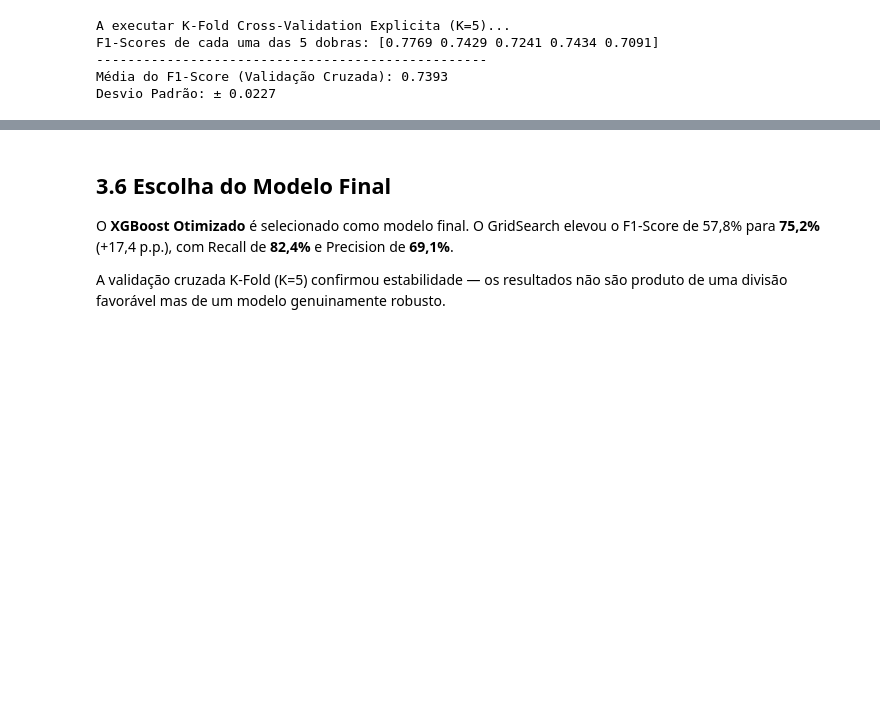
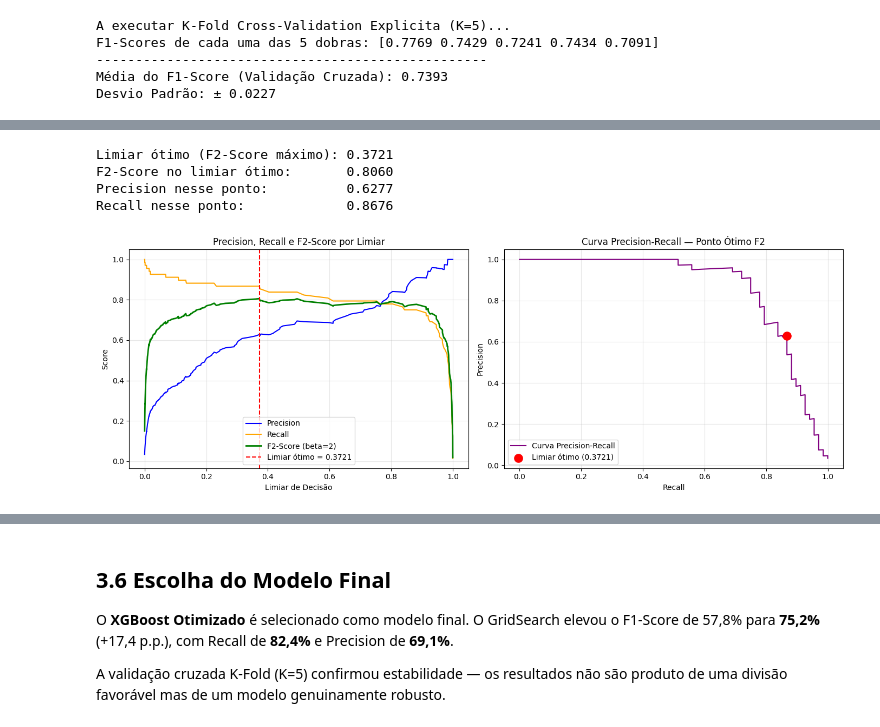
Before and after one commit to afonsornfonseca/Predictive-Maintenance, a Jupyter notebook: notebooks/milestone3.ipynb, the cells around one changed output, grey strips where cells are left out. Cells and saved outputs as stored; diff of their text form; code cells hidden in the pictures; blank space fills up the shorter version.

```diff
--- a/notebooks/milestone3.ipynb
+++ b/notebooks/milestone3.ipynb
@@ -1163,0 +1181,62 @@ Desvio Padrão: ± 0.0227
+# %%
+from sklearn.metrics import precision_recall_curve, fbeta_score
+import numpy as np
+
+y_probs = best_xgb.predict_proba(X_test_xgb)[:, 1]
+
+precision_curve, recall_curve, thresholds_curve = precision_recall_curve(y_test, y_probs)
+
+f2_scores = []
+for p, r in zip(precision_curve, recall_curve):
+    denom = (4 * p + r)
+    f2 = (5 * p * r) / denom if denom > 0 else 0
+    f2_scores.append(f2)
+
+f2_scores = np.array(f2_scores)
+
+best_idx = np.argmax(f2_scores)
+best_threshold = thresholds_curve[best_idx]
+
+print(f"Limiar ótimo (F2-Score máximo): {best_threshold:.4f}")
+print(f"F2-Score no limiar ótimo:       {f2_scores[best_idx]:.4f}")
+print(f"Precision nesse ponto:          {precision_curve[best_idx]:.4f}")
+print(f"Recall nesse ponto:             {recall_curve[best_idx]:.4f}")
+# %% [output]
+Limiar ótimo (F2-Score máximo): 0.3721
+F2-Score no limiar ótimo:       0.8060
+Precision nesse ponto:          0.6277
+Recall nesse ponto:             0.8676
+# %%
+# Visualização: curva Precision-Recall com F2 e limiar assinalado
+fig, axes = plt.subplots(1, 2, figsize=(14, 5))
+
+# --- Gráfico 1: Precision, Recall e F2 vs. Limiar ---
+ax1 = axes[0]
+ax1.plot(thresholds_curve, precision_curve[:-1], color='blue', label='Precision')
+ax1.plot(thresholds_curve, recall_curve[:-1], color='orange', label='Recall')
+ax1.plot(thresholds_curve, f2_scores[:-1], color='green', linewidth=2, label='F2-Score (beta=2)')
+ax1.axvline(x=best_threshold, color='red', linestyle='--',
+            label=f'Limiar ótimo = {best_threshold:.4f}')
+ax1.set_xlabel('Limiar de Decisão')
+ax1.set_ylabel('Score')
+ax1.set_title('Precision, Recall e F2-Score por Limiar')
+ax1.legend(loc='best')
+ax1.grid(True, alpha=0.3)
+
+# --- Gráfico 2: Curva Precision-Recall com ponto ótimo ---
+ax2 = axes[1]
+ax2.plot(recall_curve, precision_curve, color='purple', label='Curva Precision-Recall')
+ax2.scatter(recall_curve[best_idx], precision_curve[best_idx],
+            color='red', s=120, zorder=5,
+            label=f'Limiar ótimo ({best_threshold:.4f})')
+ax2.set_xlabel('Recall')
+ax2.set_ylabel('Precision')
+ax2.set_title('Curva Precision-Recall — Ponto Ótimo F2')
+ax2.legend(loc='best')
+ax2.grid(True, alpha=0.3)
+
+plt.tight_layout()
+
+plt.show()
+# %% [output]
+[figure, added]
```
Also changed, not shown: parts of 20 cells of this notebook.
